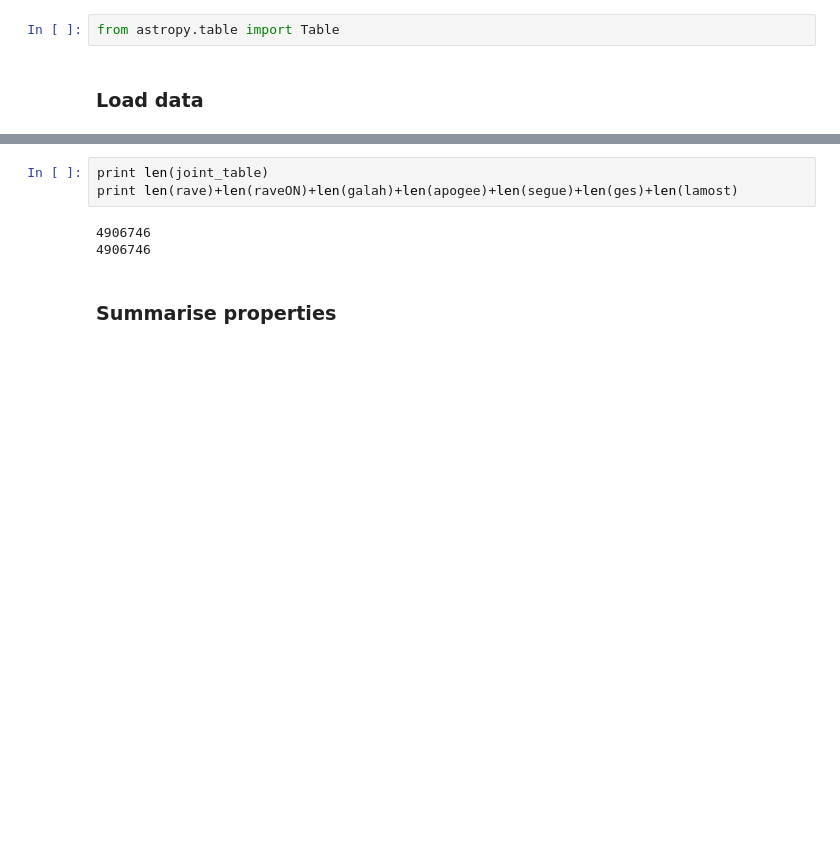
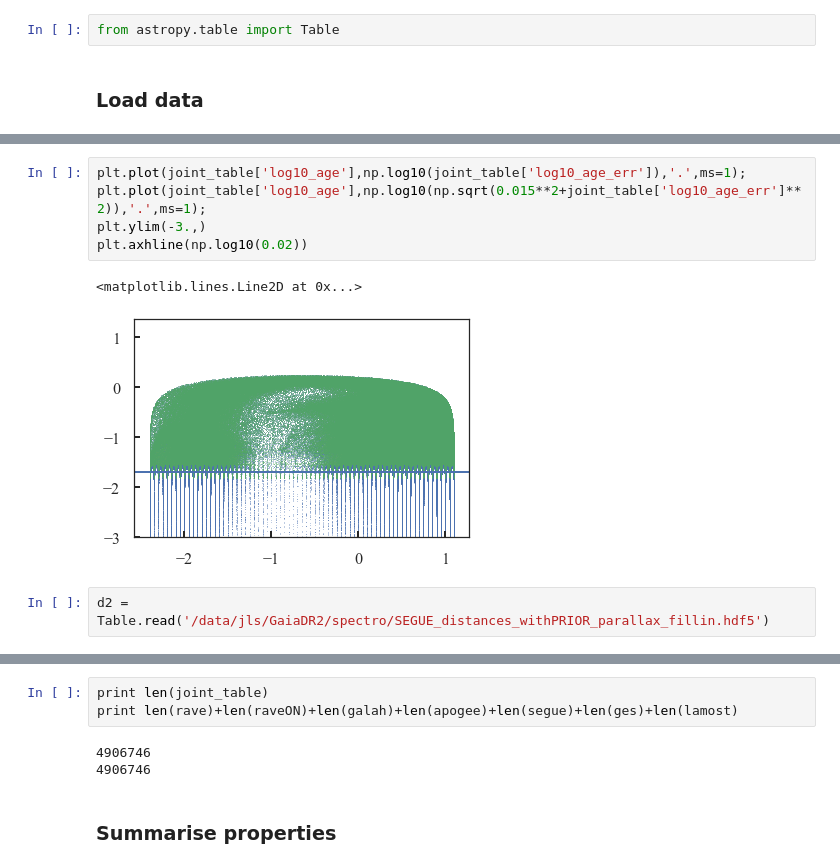
Before and after one commit to jls713/gaia_dr2_spectro, a Jupyter notebook: notebooks/InputOutputWithPrior.ipynb, the cells around one changed output, grey strips where cells are left out. Cells and saved outputs as stored; diff of their text form; blank space fills up the shorter version.

```diff
--- a/notebooks/InputOutputWithPrior.ipynb
+++ b/notebooks/InputOutputWithPrior.ipynb
@@ -53,0 +91,10 @@ joint['age']=np.power(10.,joint['log10_age'])
+# %%
+plt.plot(joint_table['log10_age'],np.log10(joint_table['log10_age_err']),'.',ms=1);
+plt.plot(joint_table['log10_age'],np.log10(np.sqrt(0.015**2+joint_table['log10_age_err']**2)),'.',ms=1);
+plt.ylim(-3.,)
+plt.axhline(np.log10(0.02))
+# %% [output]
+<matplotlib.lines.Line2D at 0x...>
+[figure, added]
+# %%
+d2 = Table.read('/data/jls/GaiaDR2/spectro/SEGUE_distances_withPRIOR_parallax_fillin.hdf5')
```
Also changed, not shown: parts of 21 cells of this notebook, 37 other files.
